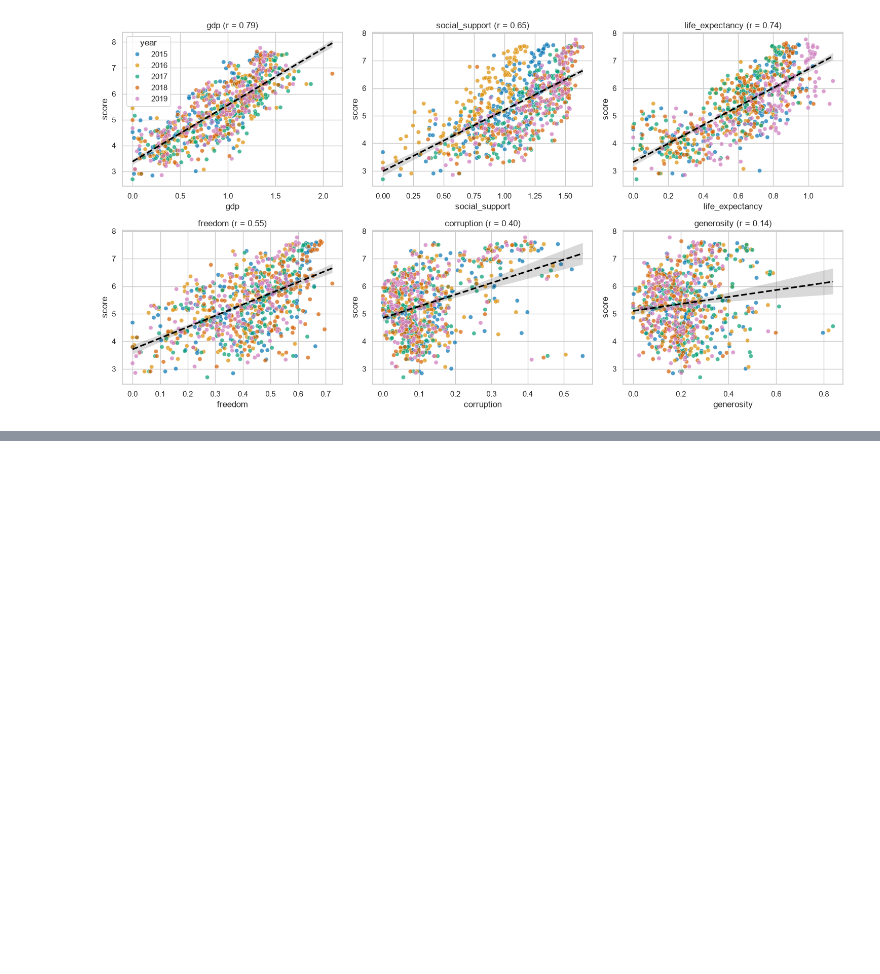
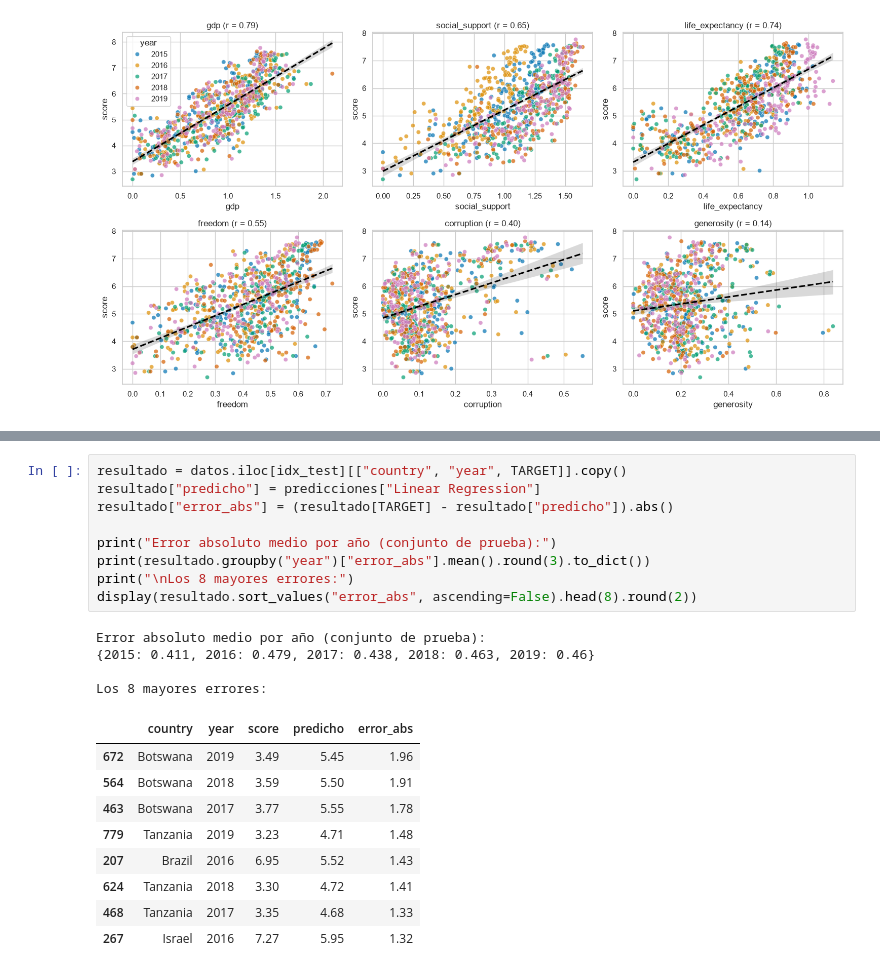
Before and after one commit to andrescam2026/ETL-WORKSHOP-03, a Jupyter notebook: notebooks/analysis.ipynb, the cells around one changed output, grey strips where cells are left out. Cells and saved outputs as stored; diff of their text form; blank space fills up the shorter version.

```diff
--- a/notebooks/analysis.ipynb
+++ b/notebooks/analysis.ipynb
@@ -479,0 +663,23 @@ plt.show()
+# %%
+resultado = datos.iloc[idx_test][["country", "year", TARGET]].copy()
+resultado["predicho"] = predicciones["Linear Regression"]
+resultado["error_abs"] = (resultado[TARGET] - resultado["predicho"]).abs()
+
+print("Error absoluto medio por año (conjunto de prueba):")
+print(resultado.groupby("year")["error_abs"].mean().round(3).to_dict())
+print("\nLos 8 mayores errores:")
+display(resultado.sort_values("error_abs", ascending=False).head(8).round(2))
+# %% [output]
+Error absoluto medio por año (conjunto de prueba):
+{2015: 0.411, 2016: 0.479, 2017: 0.438, 2018: 0.463, 2019: 0.46}
+
+Los 8 mayores errores:
+|  | country | year | score | predicho | error_abs |
+| 672 | Botswana | 2019 | 3.49 | 5.45 | 1.96 |
+| 564 | Botswana | 2018 | 3.59 | 5.50 | 1.91 |
+| 463 | Botswana | 2017 | 3.77 | 5.55 | 1.78 |
+| 779 | Tanzania | 2019 | 3.23 | 4.71 | 1.48 |
+| 207 | Brazil | 2016 | 6.95 | 5.52 | 1.43 |
+| 624 | Tanzania | 2018 | 3.30 | 4.72 | 1.41 |
+| 468 | Tanzania | 2017 | 3.35 | 4.68 | 1.33 |
+| 267 | Israel | 2016 | 7.27 | 5.95 | 1.32 |
```
Also changed, not shown: parts of 17 cells of this notebook, 8 other files.
